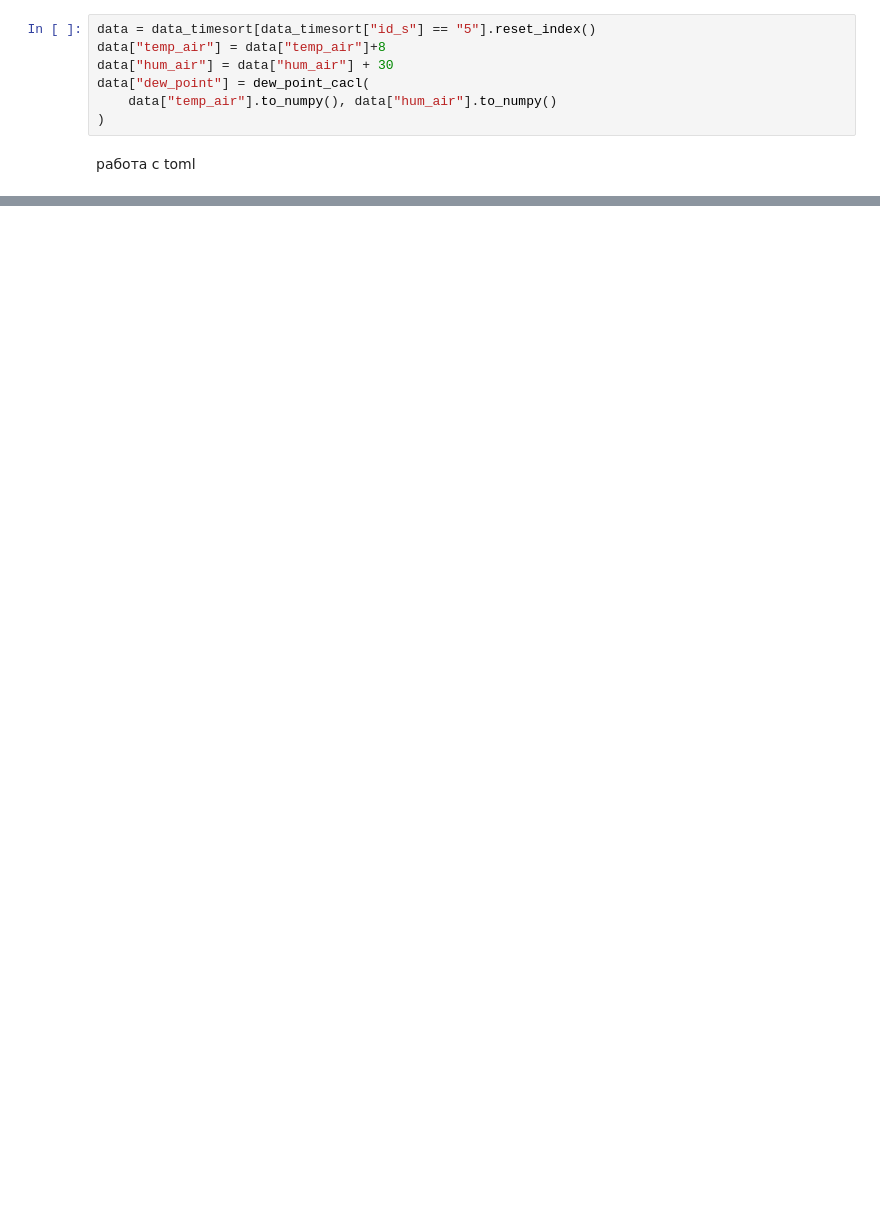
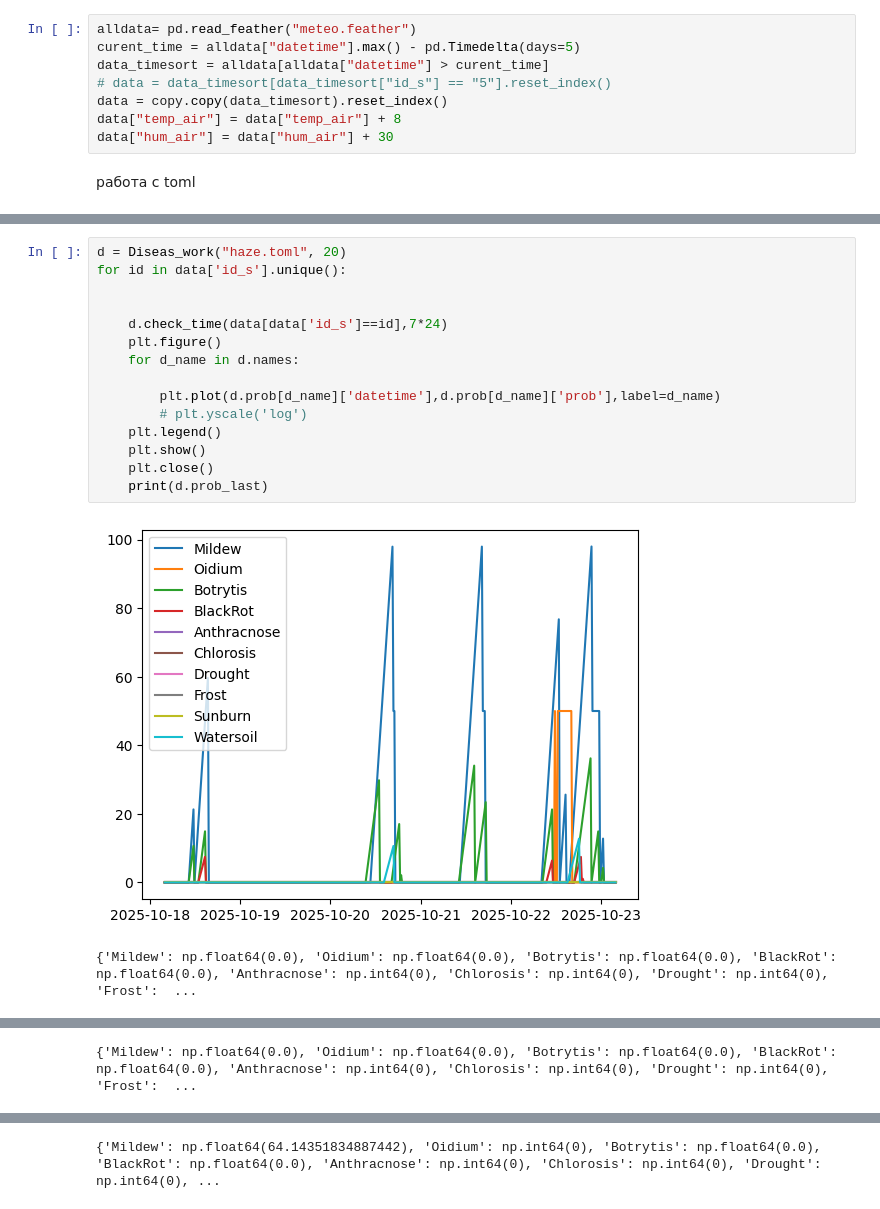
Before and after one commit to NikEgil/predicter, a Jupyter notebook: pred.ipynb, the cells around one changed output, grey strips where cells are left out. Cells and saved outputs as stored; diff of their text form; blank space fills up the shorter version.

```diff
--- a/pred.ipynb
+++ b/pred.ipynb
@@ -41,9 +31,10 @@ data_timesort = alldata[alldata["datetime"] > curent_time]
 # %%
-data = data_timesort[data_timesort["id_s"] == "5"].reset_index()
-data["temp_air"] = data["temp_air"]+8
+alldata= pd.read_feather("meteo.feather")
+curent_time = alldata["datetime"].max() - pd.Timedelta(days=5)
+data_timesort = alldata[alldata["datetime"] > curent_time]
+# data = data_timesort[data_timesort["id_s"] == "5"].reset_index()
+data = copy.copy(data_timesort).reset_index()
+data["temp_air"] = data["temp_air"] + 8
 data["hum_air"] = data["hum_air"] + 30
-data["dew_point"] = dew_point_cacl(
-    data["temp_air"].to_numpy(), data["hum_air"].to_numpy()
-)
 # %% [markdown]
 работа с toml
@@ -202,0 +227,18 @@ dew_point 12 100 14.982240068450219
+# %%
+d = Diseas_work("haze.toml", 20)
+for id in data['id_s'].unique():
+
+
+    d.check_time(data[data['id_s']==id],7*24)
+    plt.figure()
+    for d_name in d.names:
+
+        plt.plot(d.prob[d_name]['datetime'],d.prob[d_name]['prob'],label=d_name)
+        # plt.yscale('log')
+    plt.legend()
+    plt.show()
+    plt.close()
+    print(d.prob_last)
+# %% [output]
+[figure, added]
+{'Mildew': np.float64(0.0), 'Oidium': np.float64(0.0), 'Botrytis': np.float64(0.0), 'BlackRot': np.float64(0.0), 'Anthracnose': np.int64(0), 'Chlorosis': np.int64(0), 'Drought': np.int64(0), 'Frost':  ...
@@ -202,0 +246 @@ dew_point 12 100 14.982240068450219
+{'Mildew': np.float64(0.0), 'Oidium': np.float64(0.0), 'Botrytis': np.float64(0.0), 'BlackRot': np.float64(0.0), 'Anthracnose': np.int64(0), 'Chlorosis': np.int64(0), 'Drought': np.int64(0), 'Frost':  ...
@@ -202,0 +248 @@ dew_point 12 100 14.982240068450219
+{'Mildew': np.float64(64.14351834887442), 'Oidium': np.int64(0), 'Botrytis': np.float64(0.0), 'BlackRot': np.float64(0.0), 'Anthracnose': np.int64(0), 'Chlorosis': np.int64(0), 'Drought': np.int64(0), ...
```
Also changed, not shown: parts of 10 cells of this notebook, 1 other file.
